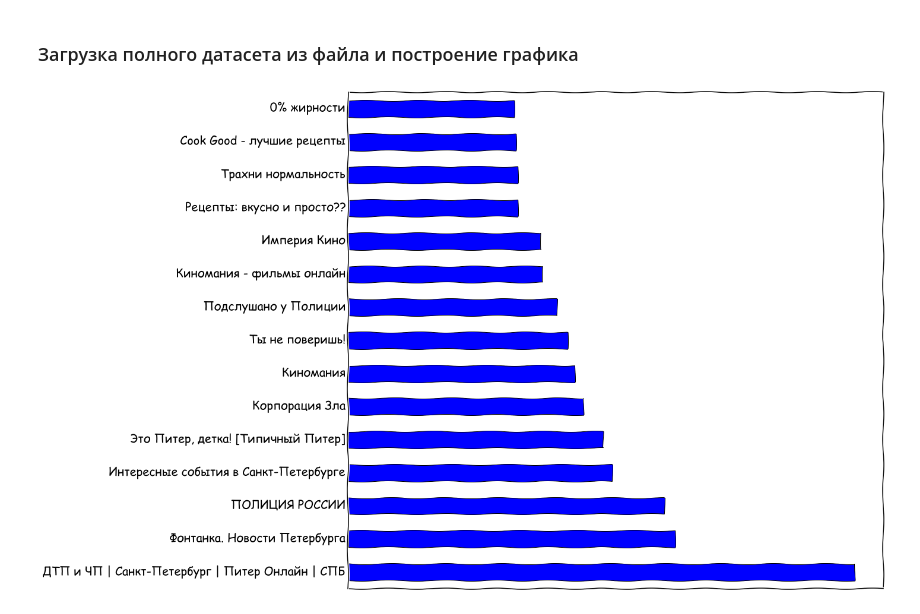
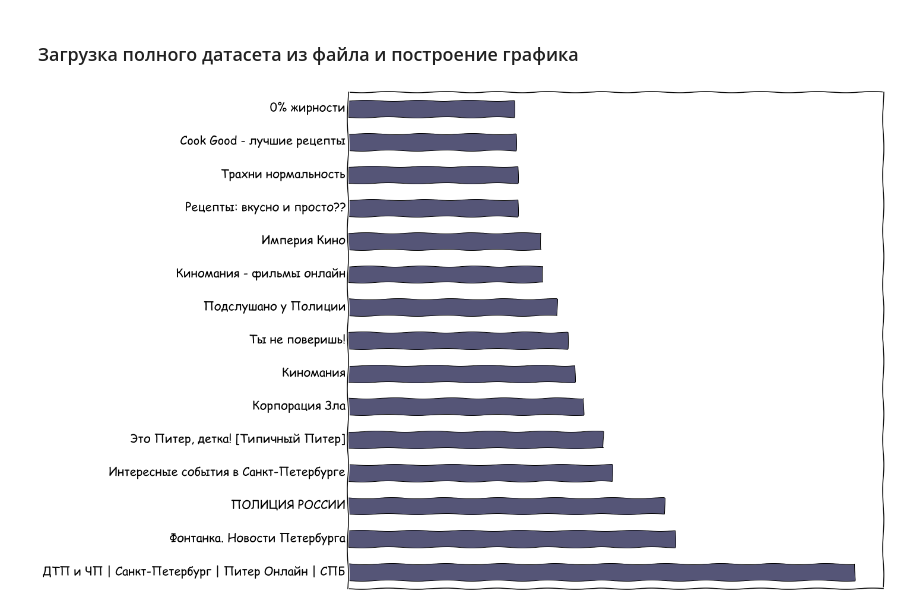
Before and after one commit to alwx/police-analytics, a Jupyter notebook: PoliceGroups.ipynb, the cells around one changed output. Drawn from its saved outputs; the diff is of its cells as text; code cells hidden in the pictures.

```diff
--- a/PoliceGroups.ipynb
+++ b/PoliceGroups.ipynb
@@ -237,32 +237,32 @@ with open('datasets/policeGroups/groups.json') as data_file:
 
 def process_group_info(i):
     return {"name": i.get('name', ''),
             "count": i.get('people_count', 0)}
 
 df = pd.DataFrame(map(process_group_info, groups_info[:15])).set_index('name')
 
 matplotlib.rc('xtick', labelsize=0)
 matplotlib.rc('ytick', labelsize=20)
 
-p = df.plot(kind='barh', legend=False)
+p = df.plot(kind='barh', legend=False, color='#555577')
 
 plt.tick_params(
     axis='x',          # changes apply to the x-axis
     which='both',      # both major and minor ticks are affected
     top='off',
     bottom='off')         # labels along the bottom edge are off
 
 plt.tick_params(
     axis='y',          # changes apply to the x-axis
     which='both',      # both major and minor ticks are affected
     left='off',
     right='off')         # labels along the bottom edge are off
 
 p.set_ylabel("")
 p.set_xlabel("")
 
 p.get_figure().set_size_inches(20, 12)
 p.get_figure().tight_layout()
 p.get_figure().savefig('images/interests_police.png', dpi=100)
 # %% [output]
-[figure, old version]
+[figure, new version]
```
Also changed, not shown: parts of 1 cell of this notebook, 3 other files.
